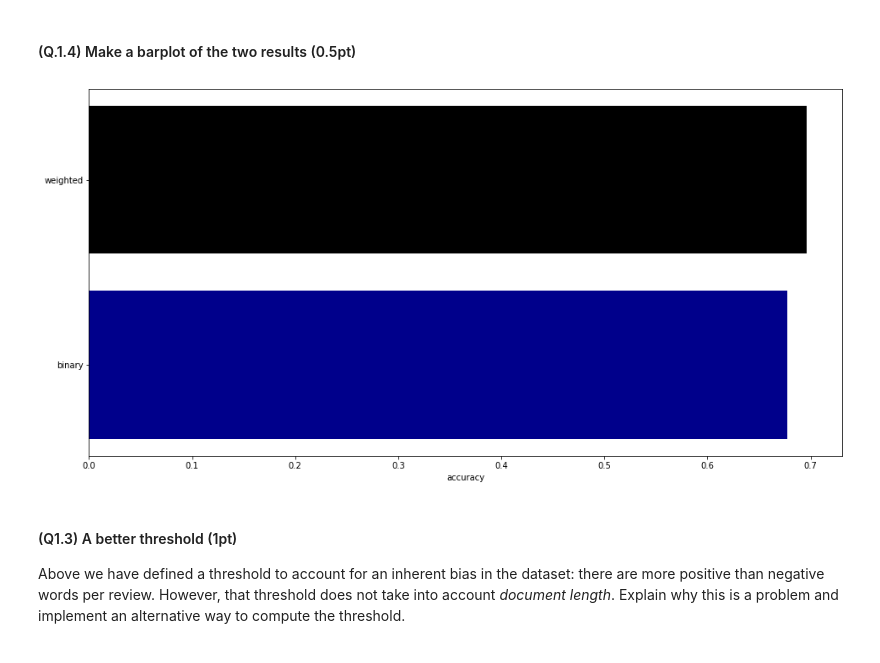
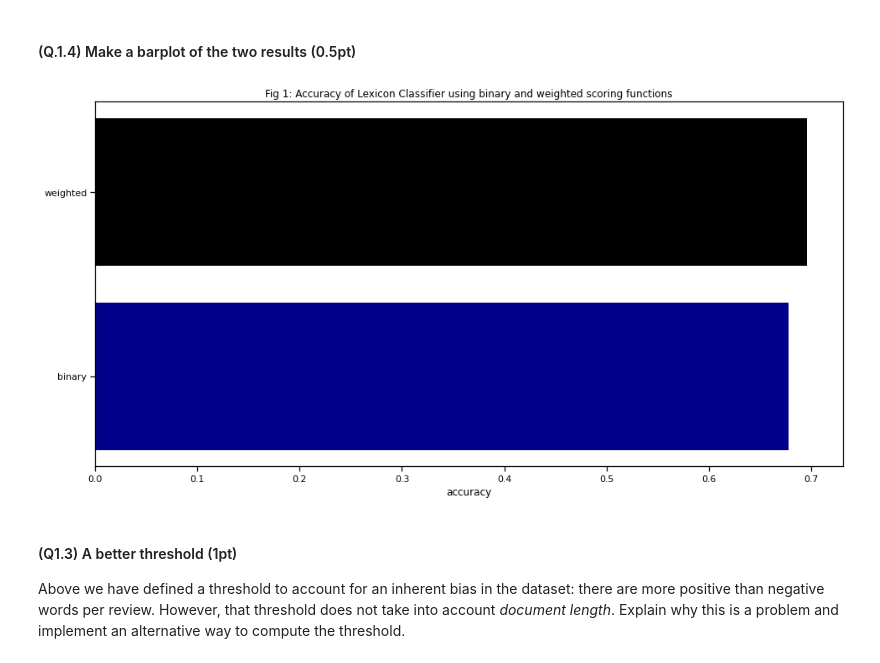
Before and after one commit to thesofakillers/nlp1-labs, a Jupyter notebook: practical1/practical1.ipynb, the cells around one changed output. Saved outputs shown, nothing was run; the diff lists cells and outputs as text; code cells hidden in the pictures.

```diff
--- a/practical1/practical1.ipynb
+++ b/practical1/practical1.ipynb
@@ -456,14 +456,15 @@ Accuracy: 0.70
 # %%
 plt.figure(figsize=(16, 8))
 plt.barh(
     ["binary", "weighted"],
     [token_accuracy, magnitude_accuracy],
     color=["darkblue", "black"],
 )
 plt.xlabel("accuracy")
+plt.title("Fig 1: Accuracy of Lexicon Classifier using binary and weighted scoring functions")
 plt.show()
 # %% [output]
-[figure, old version]
+[figure, new version]
 # %% [markdown]
 #### (Q1.3) A better threshold (1pt)
 Above we have defined a threshold to account for an inherent bias in the dataset: there are more positive than negative words per review.
```
Also changed, not shown: parts of 1 cell of this notebook.
